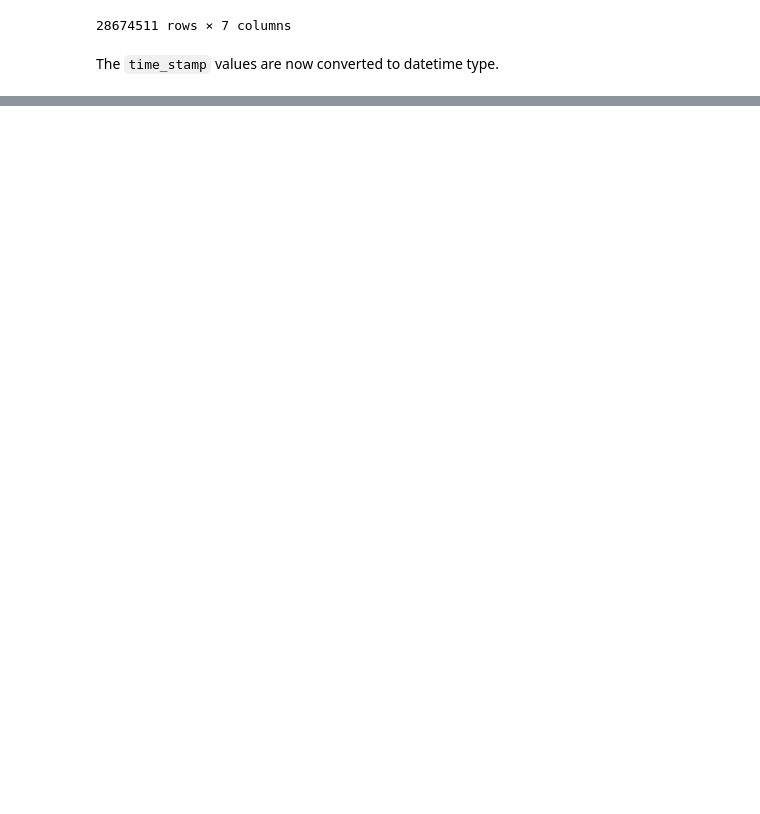
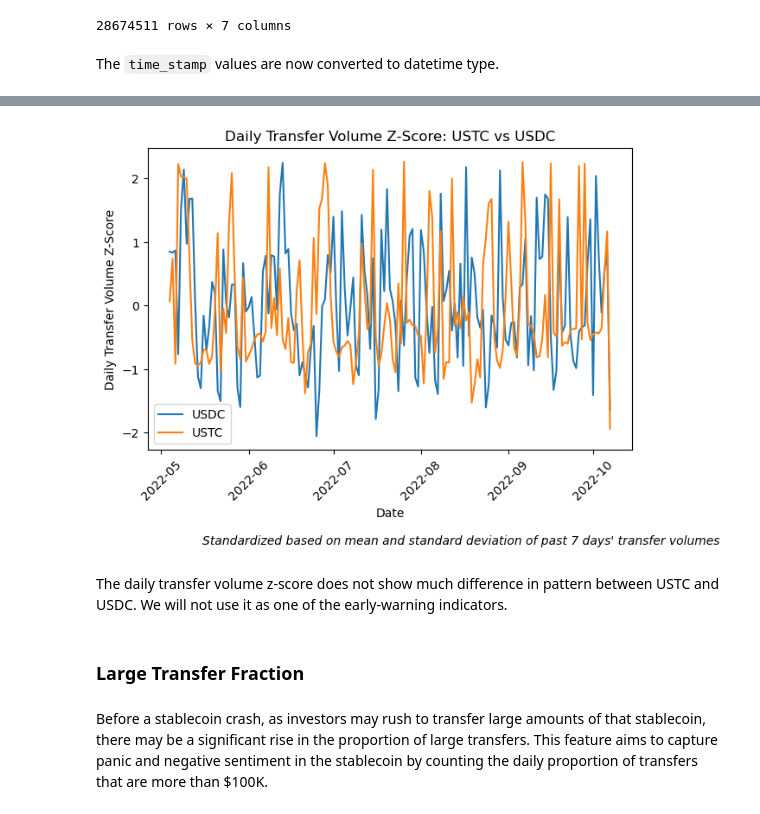
Before and after one commit to loowenwen/dse4101-project, a Jupyter notebook: cleaned_token_transfers.ipynb, the cells around one changed output, grey strips where cells are left out. Drawn from its saved outputs; the diff is of its cells as text; code cells hidden in the pictures; blank space fills up the shorter version.

```diff
--- a/cleaned_token_transfers.ipynb
+++ b/cleaned_token_transfers.ipynb
@@ -220,0 +336,7 @@ The `time_stamp` values are now converted to datetime type.
+# %%
+vol_zscore = vol.copy()
+grouped = vol_zscore.groupby("contract_address")["daily_volume"]
+mean = grouped.transform(lambda x: x.rolling(7).mean())
+std = grouped.transform(lambda x: x.rolling(7).std())
+vol_zscore["volume_zscore"] = (vol_zscore["daily_volume"] - mean) / std
+vol_zscore
@@ -220,0 +357,22 @@ The `time_stamp` values are now converted to datetime type.
+# %%
+for contract in vol_zscore["contract_address"].unique():
+    subset = vol_zscore[vol_zscore["contract_address"] == contract]
+    plt.plot(subset["date"], subset["volume_zscore"], label=contract)
+
+plt.xlabel("Date")
+plt.ylabel("Daily Transfer Volume Z-Score")
+plt.title("Daily Transfer Volume Z-Score: USTC vs USDC")
+plt.figtext(0.2, -0.03, "Standardized based on mean and standard deviation of past 7 days' transfer volumes", style = "italic")
+fig.subplots_adjust(bottom=0.5)
+plt.legend()
+plt.xticks(rotation=45)
+plt.tight_layout()
+plt.show()
+# %% [output]
+[figure, added]
+# %% [markdown]
+The daily transfer volume z-score does not show much difference in pattern between USTC and USDC. We will not use it as one of the early-warning indicators.
+# %% [markdown]
+### Large Transfer Fraction
+# %% [markdown]
+Before a stablecoin crash, as investors may rush to transfer large amounts of that stablecoin, there may be a significant rise in the proportion of large transfers. This feature aims to capture panic and negative sentiment in the stablecoin by counting the daily proportion of transfers that are more than $100K.
```
Also changed, not shown: parts of 30 cells of this notebook.
